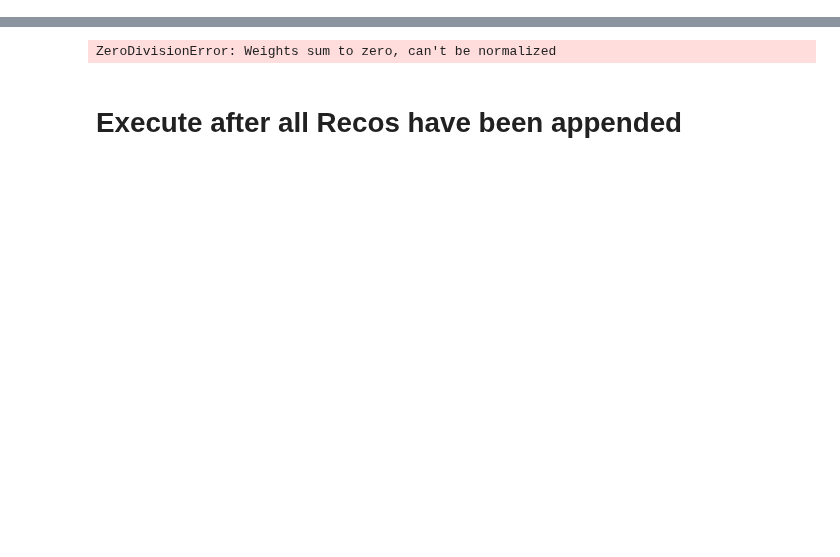
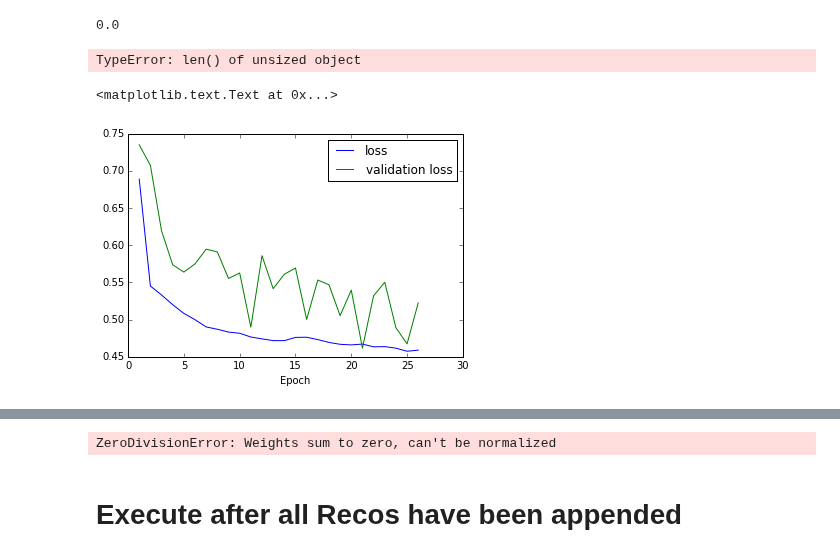
Before and after one commit to tglauch/DeepIceLearning, a Jupyter notebook: Notebooks/Evaluate_Model.ipynb, the cells around one changed output, grey strips where cells are left out. Drawn from its saved outputs; the diff is of its cells as text; code cells hidden in the pictures; blank space fills up the shorter version.

```diff
--- a/Notebooks/Evaluate_Model.ipynb
+++ b/Notebooks/Evaluate_Model.ipynb
@@ -33,2 +36,20 @@ y[y_temp<=0.] = np.nan
+# %%
+# read the loss logger and correct for the added epochs by just counting them
+losses = np.genfromtxt(basepath+"loss_logger.csv", delimiter = ",", names=["epoch", "acc", "loss", "val_acc", "val_loss"], skip_header=1)
+
+print losses["epoch"]
+losses["epoch"] = np.array(range(len(losses["epoch"])))+1.
+print losses["epoch"]
+# %% [output]
+0.0
+TypeError: len() of unsized object
+# %%
+plt.plot(losses["epoch"], losses["loss"], label="loss")
+plt.plot(losses["epoch"], losses["val_loss"], label="validation loss")
+plt.legend()
+plt.xlabel("Epoch")
+# %% [output]
+<matplotlib.text.Text at 0x...>
+[figure, added]
 # %%
 fig, ax= plt.subplots()
```
Also changed, not shown: parts of 15 cells of this notebook, 6 other files.
